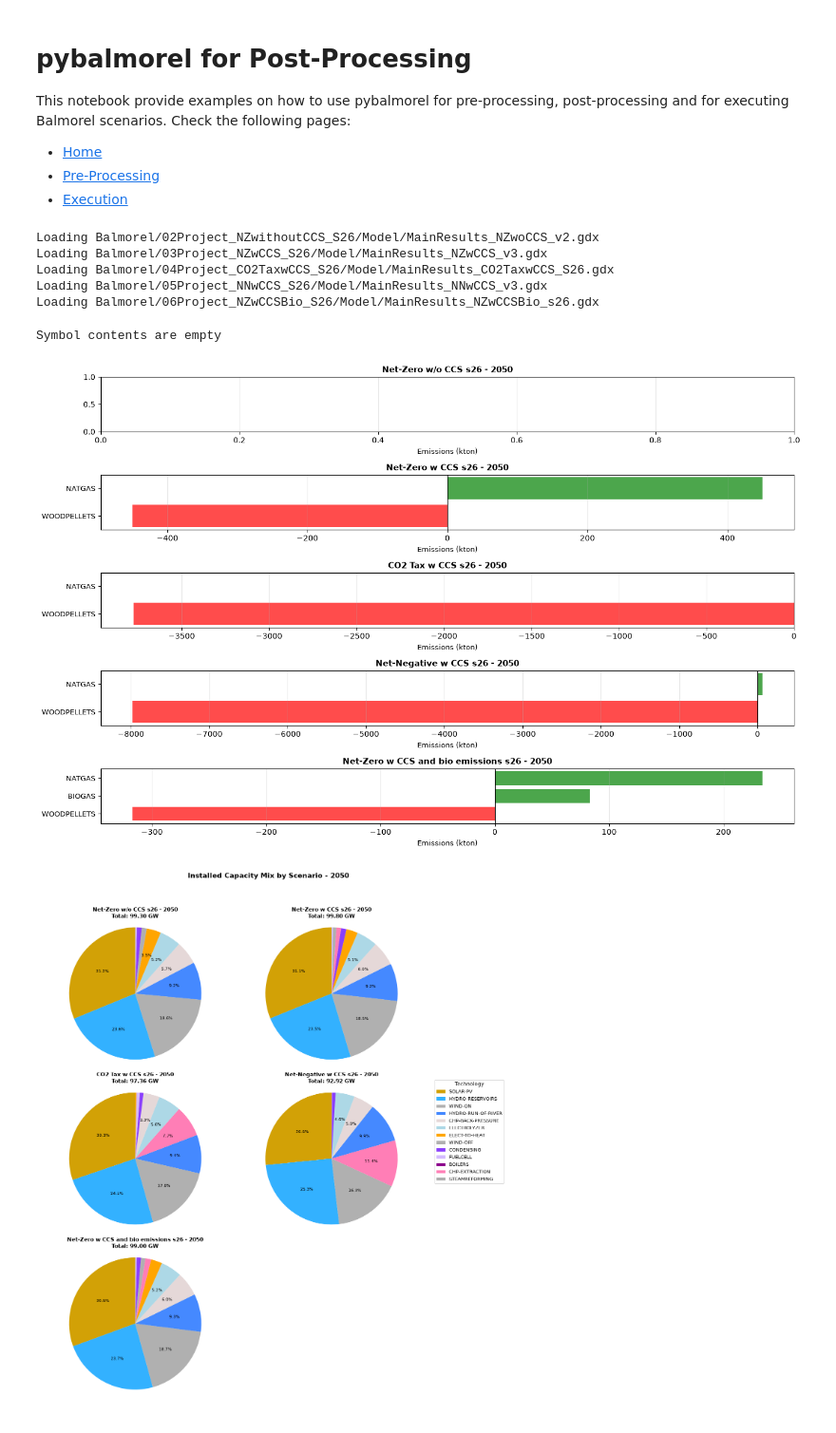
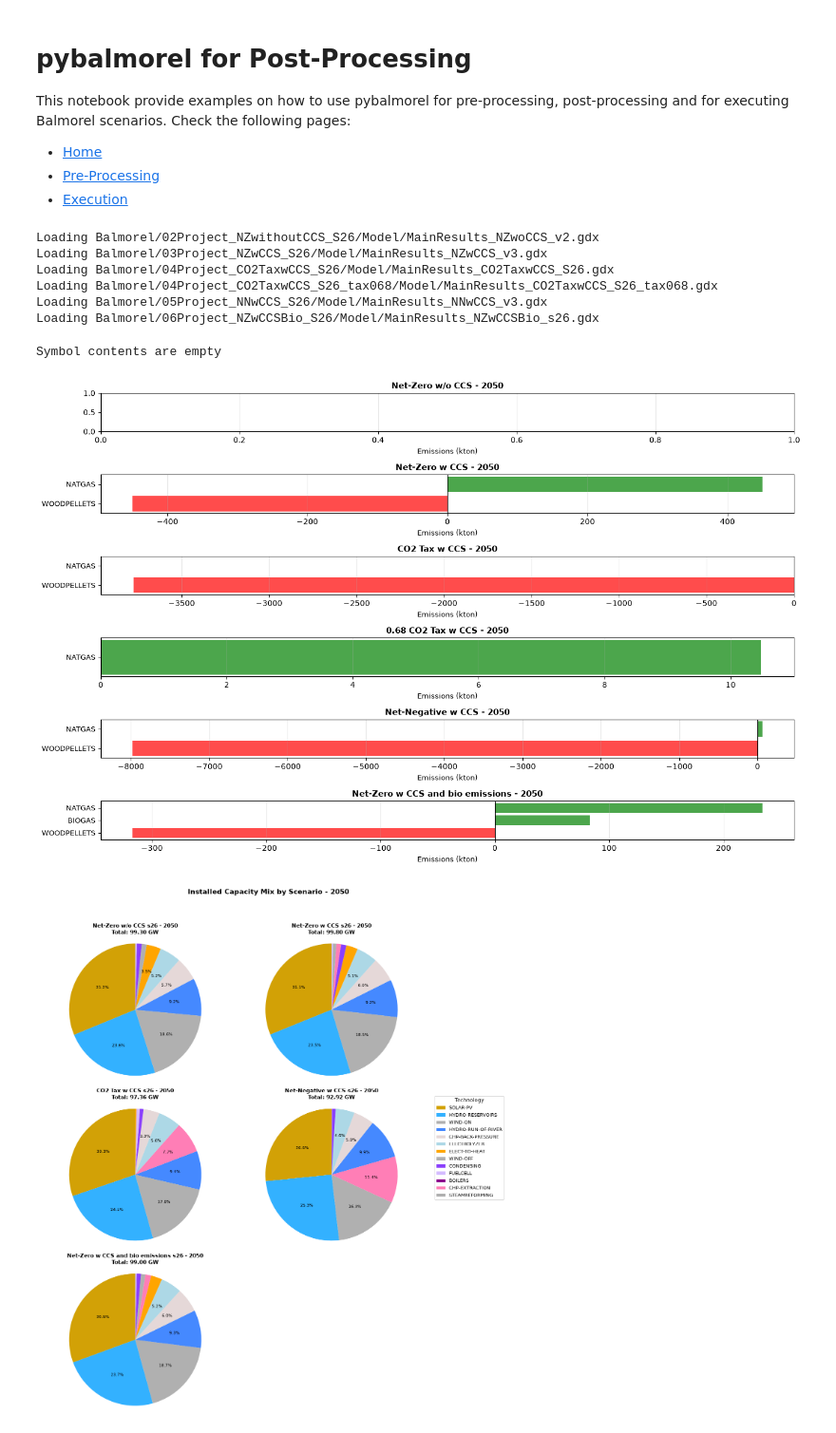
Before and after one commit to mariajosseu/ccs_balmorel_project, a Jupyter notebook: examples/PostProcessing.ipynb, the cells around one changed output. Shown at 95% size. Drawn from its saved outputs; the diff is of its cells as text; code cells hidden in the pictures.

Commit message:
04Project_CO2TaxwCCS_S26_tax136

```diff
--- a/examples/PostProcessing.ipynb
+++ b/examples/PostProcessing.ipynb
@@ -53,23 +53,30 @@ gams_system_directory = "/Library/Frameworks/GAMS.framework/Versions/54/Resource
 res = MainResults(files=['MainResults_NZwoCCS_v2.gdx',
                         'MainResults_NZwCCS_v3.gdx',
                         'MainResults_CO2TaxwCCS_S26.gdx',
+                        'MainResults_CO2TaxwCCS_S26_tax068.gdx',
+                        'MainResults_CO2TaxwCCS_S26_tax136.gdx',
                         'MainResults_NNwCCS_v3.gdx',
                         'MainResults_NZwCCSBio_s26.gdx'],
                     paths=['Balmorel/02Project_NZwithoutCCS_S26/Model',
                             'Balmorel/03Project_NZwCCS_S26/Model',
                             'Balmorel/04Project_CO2TaxwCCS_S26/Model',
+                            'Balmorel/04Project_CO2TaxwCCS_S26_tax068/Model',
+                                'Balmorel/04Project_CO2TaxwCCS_S26_tax136/Model',
                             'Balmorel/05Project_NNwCCS_S26/Model',
                             'Balmorel/06Project_NZwCCSBio_S26/Model'],
-                    scenario_names=['Net-Zero w/o CCS s26',
-                                    'Net-Zero w CCS s26',
-                                    'CO2 Tax w CCS s26',
-                                    'Net-Negative w CCS s26',
-                                    'Net-Zero w CCS and bio emissions s26'],
+                    scenario_names=['Net-Zero w/o CCS',
+                                    'Net-Zero w CCS',
+                                    'CO2 Tax w CCS',
+                                    '0.68 CO2 Tax w CCS',
+                                    '1.36 CO2 Tax w CCS',
+                                    'Net-Negative w CCS',
+                                    'Net-Zero w CCS and bio emissions'],
                     system_directory=gams_system_directory)
 # %% [output]
 Loading Balmorel/02Project_NZwithoutCCS_S26/Model/MainResults_NZwoCCS_v2.gdx
 Loading Balmorel/03Project_NZwCCS_S26/Model/MainResults_NZwCCS_v3.gdx
 Loading Balmorel/04Project_CO2TaxwCCS_S26/Model/MainResults_CO2TaxwCCS_S26.gdx
+Loading Balmorel/04Project_CO2TaxwCCS_S26_tax068/Model/MainResults_CO2TaxwCCS_S26_tax068.gdx
 Loading Balmorel/05Project_NNwCCS_S26/Model/MainResults_NNwCCS_v3.gdx
 Loading Balmorel/06Project_NZwCCSBio_S26/Model/MainResults_NZwCCSBio_s26.gdx
 # %%
@@ -85,18 +92,19 @@ F_CONS_YCRAT_bio = F_CONS_YCRAT[F_CONS_YCRAT['Fuel'].str.contains('WOOD', case=F
 Symbol contents are empty
 # %%
 scenarios = [
-    "Net-Zero w/o CCS s26",
-    "Net-Zero w CCS s26",
-    "CO2 Tax w CCS s26",
-    "Net-Negative w CCS s26",
-    "Net-Zero w CCS and bio emissions s26",
+    "Net-Zero w/o CCS",
+    "Net-Zero w CCS",
+    "CO2 Tax w CCS",
+    "0.68 CO2 Tax w CCS",
+    "Net-Negative w CCS",
+    "Net-Zero w CCS and bio emissions",
 ]
 years = [2050]
 fig, axes = pf.plot_emissions_grid_by_year_and_scenario(
     EMI_YCRAG, years=years, scenarios=scenarios
 )
 # %% [output]
-[figure, old version]
+[figure, new version]
 # %%
 scenarios = [
     "Net-Zero w/o CCS s26",
```
Also changed, not shown: parts of 3 cells of this notebook, 32 other files.
